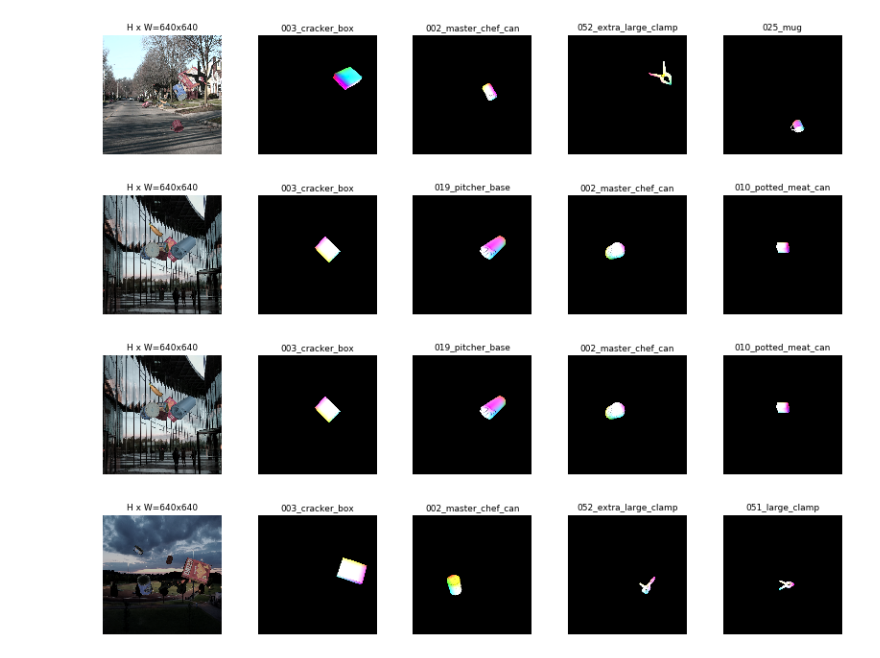
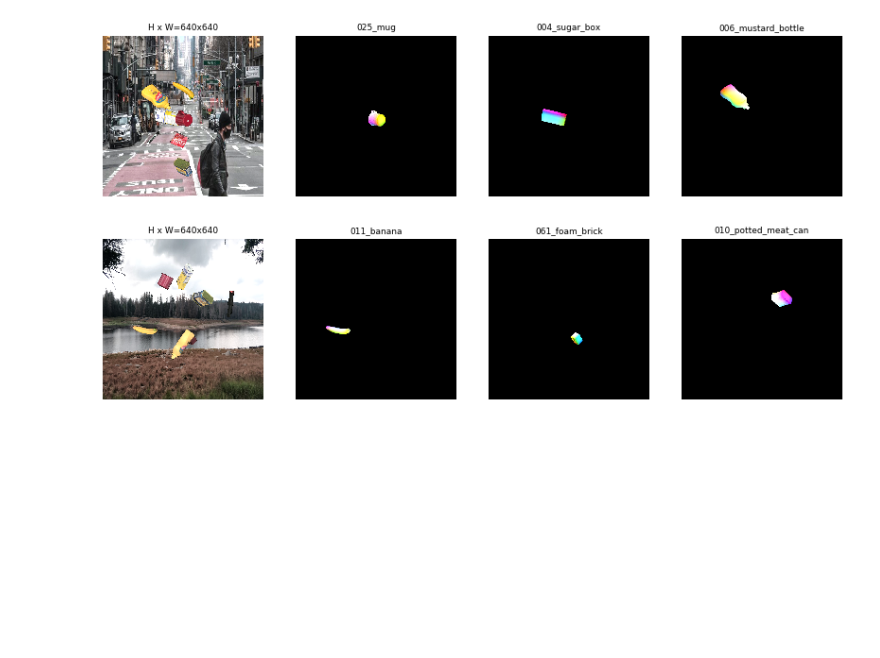
Before and after one commit to CosmosHua/Pose_Estimation, a Jupyter notebook: samples/ycbv/inspect_data.ipynb, the cells around one changed output. Cells and saved outputs as stored; diff of their text form; code cells hidden in the pictures; blank space fills up the shorter version.

```diff
--- a/samples/ycbv/inspect_data.ipynb
+++ b/samples/ycbv/inspect_data.ipynb
@@ -69,15 +69,13 @@ def display_rgb_top_masks(image, mask, class_ids, class_names, limit=4):
 # %%
 # Load and display random samples
 image_ids = np.random.choice(dataset_train.image_ids, 4)
-for image_id in image_ids:
+for image_id in image_ids[:2]:
     image = dataset_train.load_image(image_id)
     masks, class_ids = dataset_train.load_rgb_mask(image_id)
-    visualize.display_rgb_top_masks(image, masks, class_ids, dataset_train.class_names)
+    visualize.display_rgb_top_masks(image, masks.T, class_ids, dataset_train.class_names, limit=3)
 # %% [output]
-[figure, old version]
+[figure, new version]
-[figure, old version]
+[figure, new version]
-[figure, removed]
-[figure, removed]
 # %%
 from matplotlib import patches,  lines
 from matplotlib.patches import Polygon
```
Also changed, not shown: parts of 1 cell of this notebook, 4 other files.
